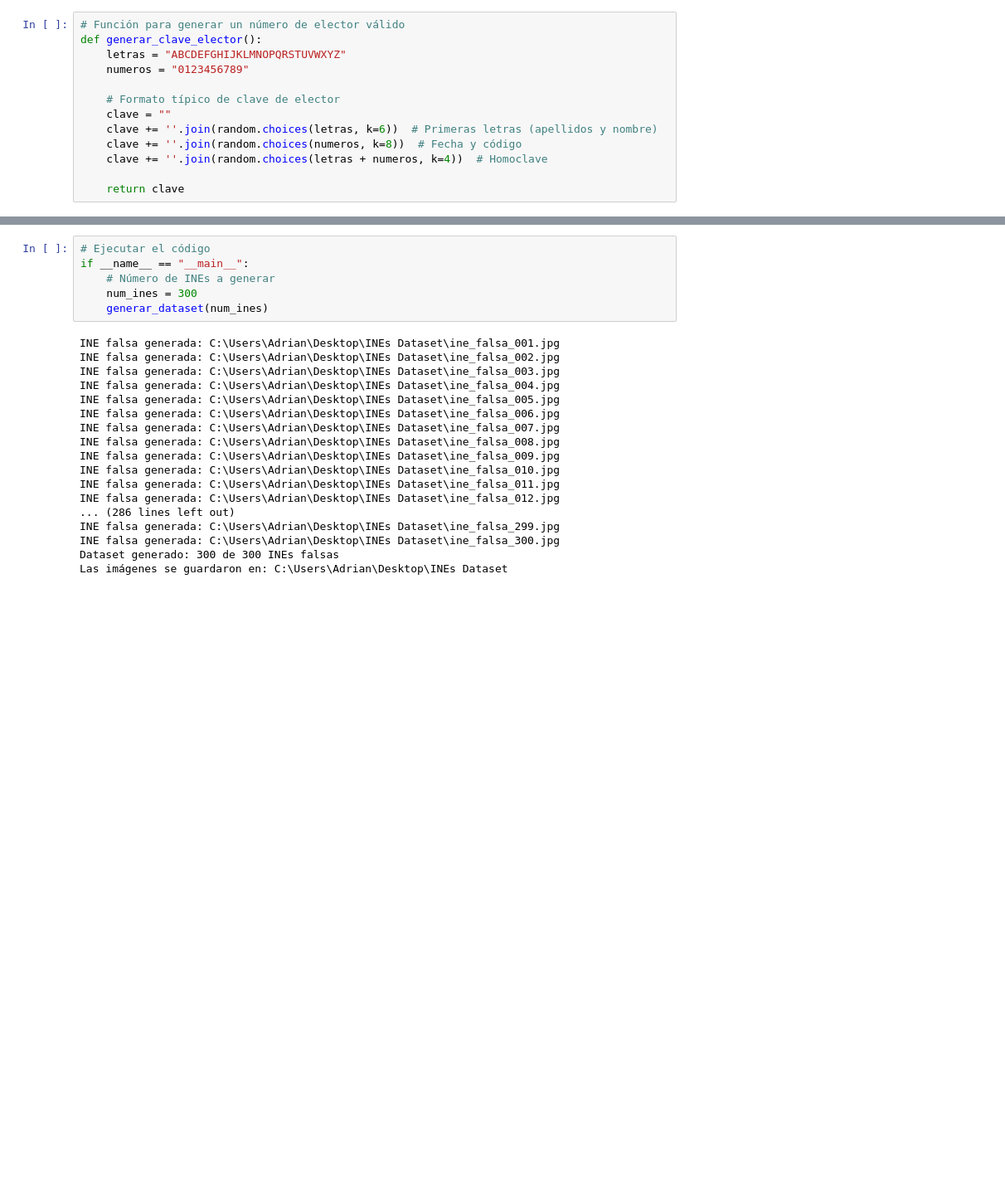
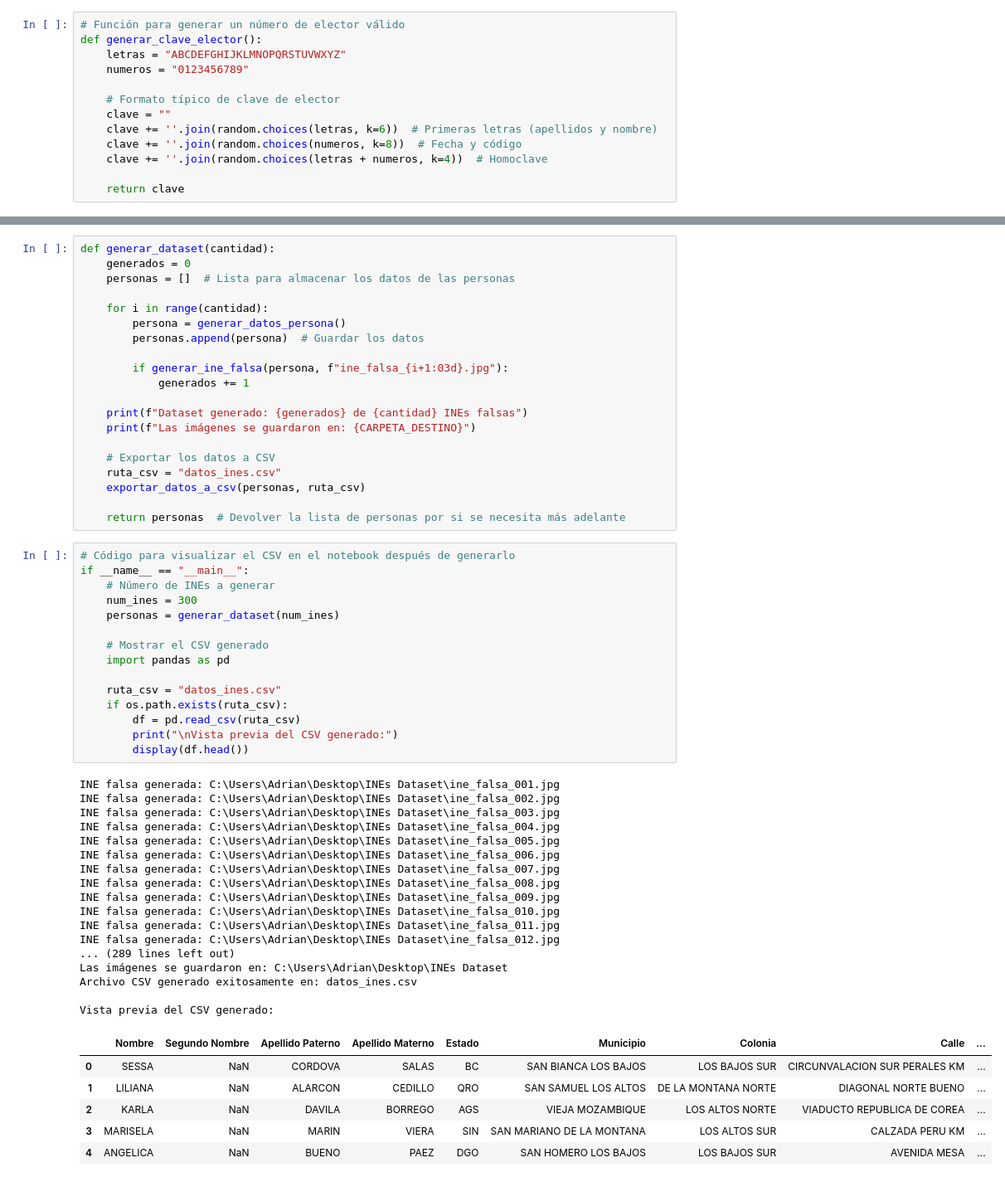
Before and after one commit to AdrianGalvanDiaz/ID-Detection-Text-Extraction, a Jupyter notebook: img_generator.ipynb, the cells around one changed output, grey strips where cells are left out. Shown at 83% size. Cells and saved outputs as stored; diff of their text form; blank space fills up the shorter version.

```diff
--- a/img_generator.ipynb
+++ b/img_generator.ipynb
@@ -289,24 +371,59 @@ def generar_dataset(cantidad):
+# %%
+def generar_dataset(cantidad):
+    generados = 0
+    personas = []  # Lista para almacenar los datos de las personas
+
+    for i in range(cantidad):
+        persona = generar_datos_persona()
+        personas.append(persona)  # Guardar los datos
+
+        if generar_ine_falsa(persona, f"ine_falsa_{i+1:03d}.jpg"):
+            generados += 1
+
+    print(f"Dataset generado: {generados} de {cantidad} INEs falsas")
+    print(f"Las imágenes se guardaron en: {CARPETA_DESTINO}")
+
+    # Exportar los datos a CSV
+    ruta_csv = "datos_ines.csv"
+    exportar_datos_a_csv(personas, ruta_csv)
+
+    return personas  # Devolver la lista de personas por si se necesita más adelante
 # %%
-# Ejecutar el código
+# Código para visualizar el CSV en el notebook después de generarlo
 if __name__ == "__main__":
     # Número de INEs a generar
     num_ines = 300
-    generar_dataset(num_ines)
+    personas = generar_dataset(num_ines)
+
+    # Mostrar el CSV generado
+    import pandas as pd
+
+    ruta_csv = "datos_ines.csv"
+    if os.path.exists(ruta_csv):
+        df = pd.read_csv(ruta_csv)
+        print("\nVista previa del CSV generado:")
+        display(df.head())
 # %% [output]
 INE falsa generada: C:\Users\Adrian\Desktop\INEs Dataset\ine_falsa_001.jpg
 INE falsa generada: C:\Users\Adrian\Desktop\INEs Dataset\ine_falsa_002.jpg
 INE falsa generada: C:\Users\Adrian\Desktop\INEs Dataset\ine_falsa_003.jpg
 INE falsa generada: C:\Users\Adrian\Desktop\INEs Dataset\ine_falsa_004.jpg
 INE falsa generada: C:\Users\Adrian\Desktop\INEs Dataset\ine_falsa_005.jpg
 INE falsa generada: C:\Users\Adrian\Desktop\INEs Dataset\ine_falsa_006.jpg
 INE falsa generada: C:\Users\Adrian\Desktop\INEs Dataset\ine_falsa_007.jpg
 INE falsa generada: C:\Users\Adrian\Desktop\INEs Dataset\ine_falsa_008.jpg
 INE falsa generada: C:\Users\Adrian\Desktop\INEs Dataset\ine_falsa_009.jpg
 INE falsa generada: C:\Users\Adrian\Desktop\INEs Dataset\ine_falsa_010.jpg
 INE falsa generada: C:\Users\Adrian\Desktop\INEs Dataset\ine_falsa_011.jpg
 INE falsa generada: C:\Users\Adrian\Desktop\INEs Dataset\ine_falsa_012.jpg
-... (286 lines left out)
-INE falsa generada: C:\Users\Adrian\Desktop\INEs Dataset\ine_falsa_299.jpg
-INE falsa generada: C:\Users\Adrian\Desktop\INEs Dataset\ine_falsa_300.jpg
-Dataset generado: 300 de 300 INEs falsas
+... (289 lines left out)
 Las imágenes se guardaron en: C:\Users\Adrian\Desktop\INEs Dataset
+Archivo CSV generado exitosamente en: datos_ines.csv
+
+Vista previa del CSV generado:
+|  | Nombre | Segundo Nombre | Apellido Paterno | Apellido Materno | Estado | Municipio | Colonia | Calle | ... |
+| 0 | SESSA | NaN | CORDOVA | SALAS | BC | SAN BIANCA LOS BAJOS | LOS BAJOS SUR | CIRCUNVALACION SUR PERALES KM | ... |
+| 1 | LILIANA | NaN | ALARCON | CEDILLO | QRO | SAN SAMUEL LOS ALTOS | DE LA MONTANA NORTE | DIAGONAL NORTE BUENO | ... |
+| 2 | KARLA | NaN | DAVILA | BORREGO | AGS | VIEJA MOZAMBIQUE | LOS ALTOS NORTE | VIADUCTO REPUBLICA DE COREA | ... |
+| 3 | MARISELA | NaN | MARIN | VIERA | SIN | SAN MARIANO DE LA MONTANA | LOS ALTOS SUR | CALZADA PERU KM | ... |
+| 4 | ANGELICA | NaN | BUENO | PAEZ | DGO | SAN HOMERO LOS BAJOS | LOS BAJOS SUR | AVENIDA MESA | ... |
```
Also changed, not shown: parts of 3 cells of this notebook, 1 other file.
